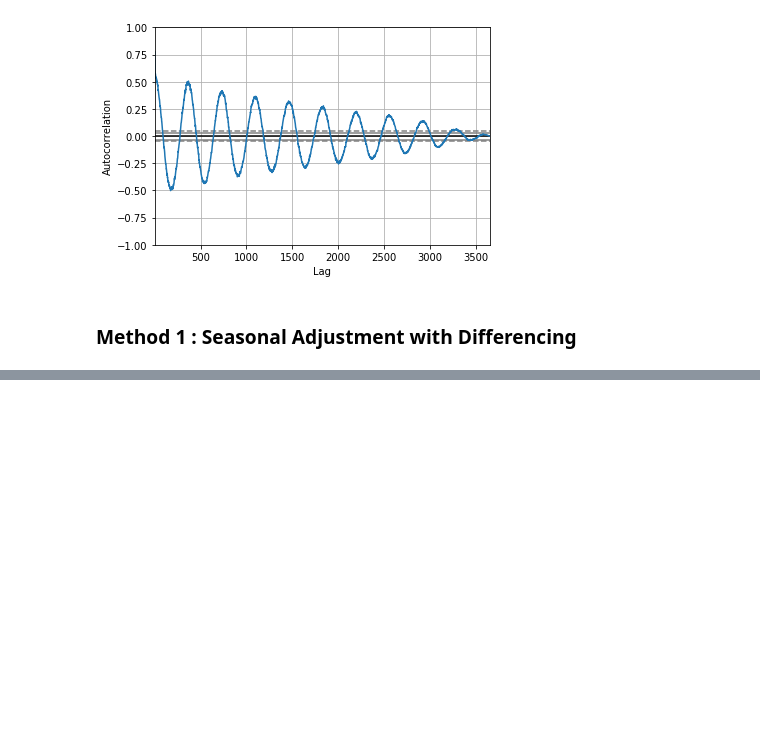
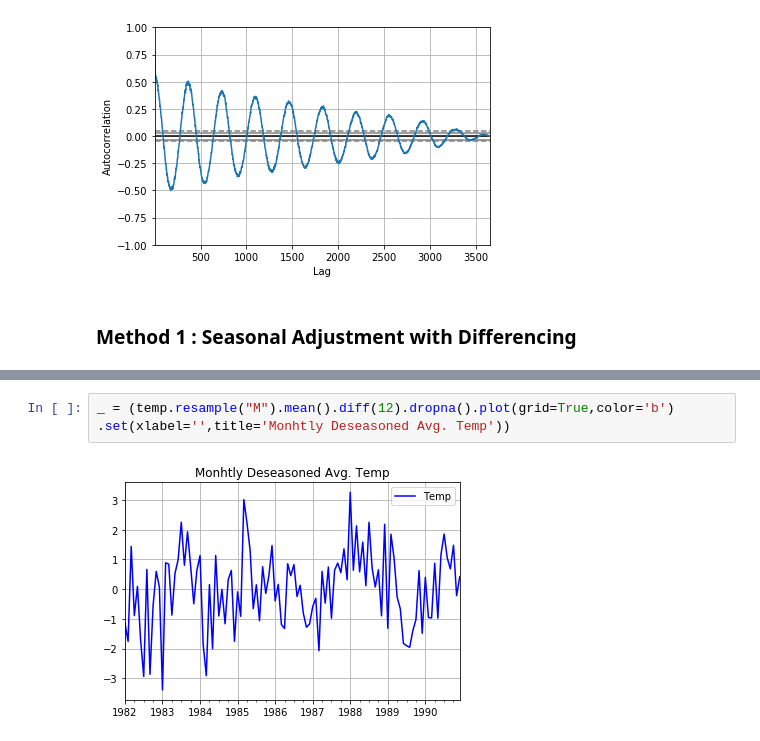
Before and after one commit to PundirShivam/introduction_to_ts_in_python, a Jupyter notebook: Chapter_14_Use_and_remove_seasonality.ipynb, the cells around one changed output, grey strips where cells are left out. Saved outputs shown, nothing was run; the diff lists cells and outputs as text; blank space fills up the shorter version.

```diff
--- a/Chapter_14_Use_and_remove_seasonality.ipynb
+++ b/Chapter_14_Use_and_remove_seasonality.ipynb
@@ -52,0 +60,5 @@ temp.resample("M").mean().diff(12).plot()
+# %%
+_ = (temp.resample("M").mean().diff(12).dropna().plot(grid=True,color='b')
+.set(xlabel='',title='Monhtly Deseasoned Avg. Temp'))
+# %% [output]
+[figure, added]
```
Also changed, not shown: parts of 15 cells of this notebook, 10 other files.
